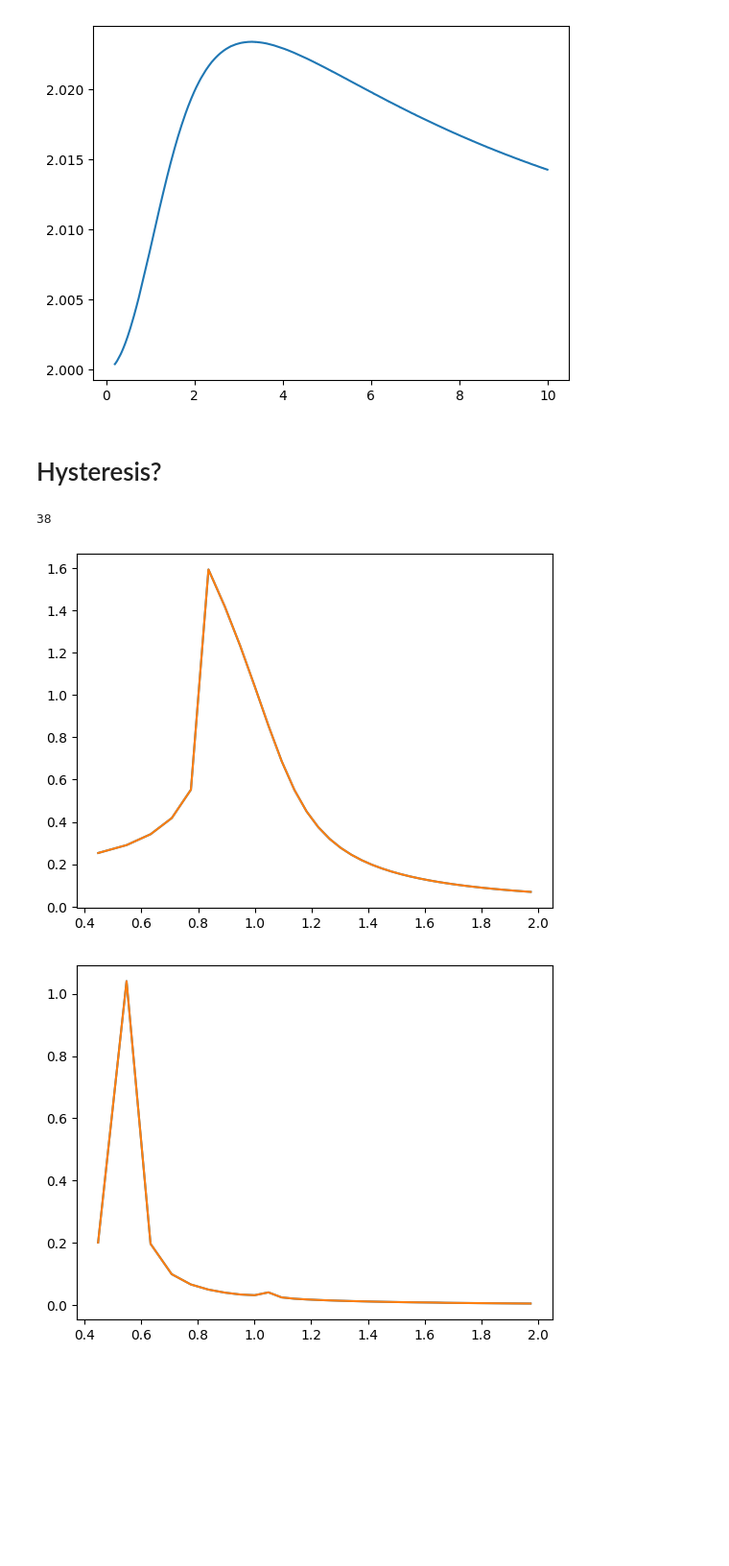
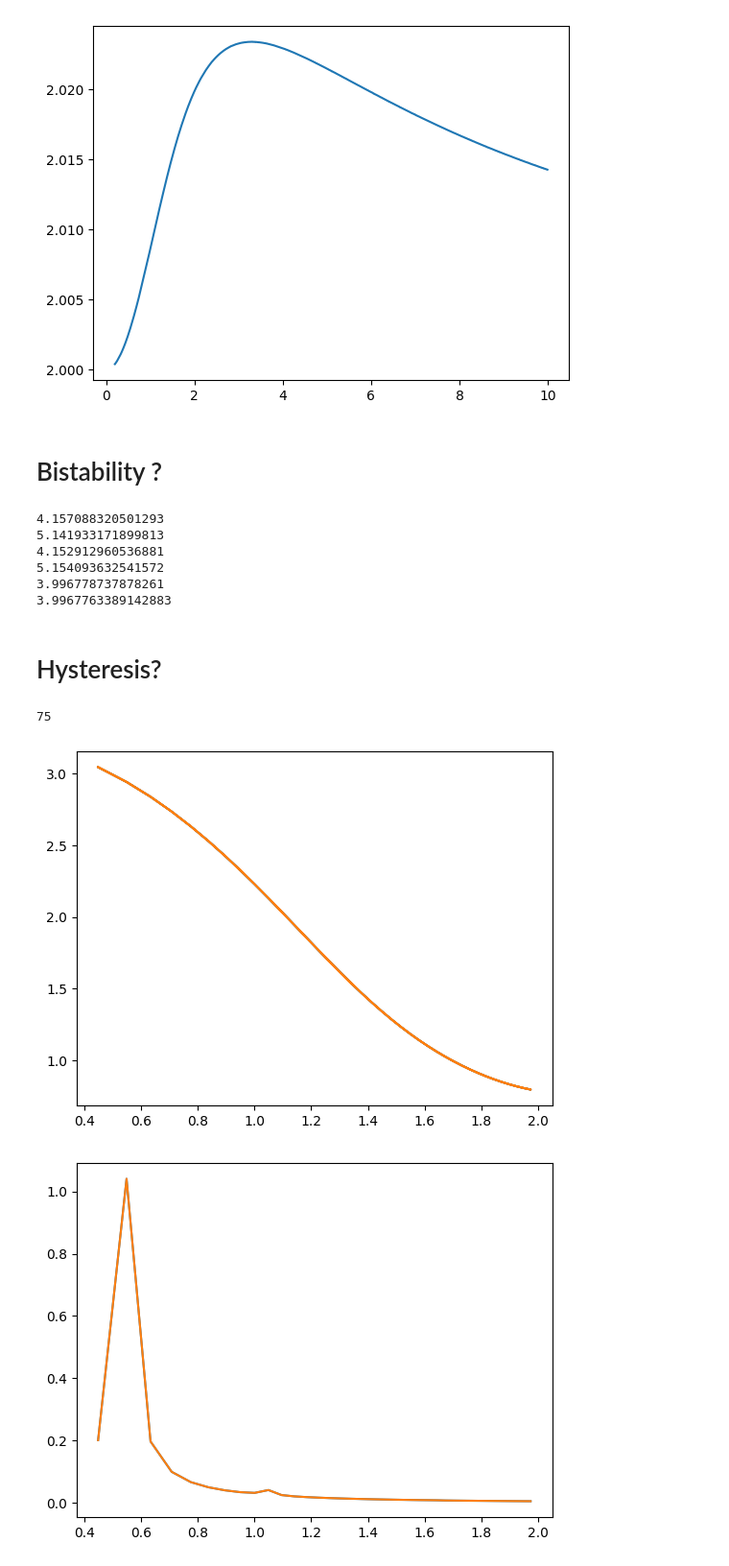
Before and after one commit to huyenanh-nguyen/daniel_model, a Jupyter notebook: ODE/simulation.ipynb, the cells around one changed output. Shown at 96% size. Drawn from its saved outputs; the diff is of its cells as text; code cells hidden in the pictures; blank space fills up the shorter version.

```diff
--- a/ODE/simulation.ipynb
+++ b/ODE/simulation.ipynb
@@ -13,16 +13,16 @@ from onesidedcoupling import OnesidedCoupling
 # %%
 t_step = 0.01
 t_last = 100 # 50h -> 1 point represent 1h
-t = np.arange(0, 5000, t_step)
+t = np.arange(0, 8000, t_step)
 keep = int(t_last / t_step)
 x = 0.5
 y = 1
 q = 0
 p = 1
 par = x,y,p,q
-k = 0.1
+k = 1
 gamma = 0.1
-mu = 0.2
+mu = 2
 beta = 0.2
 alpha = 3.88
 count = 6
@@ -271,17 +271,37 @@ plt.plot(reso_mu, mu_amp)
 plt.show()
 # %% [output]
 [figure]
+# %% [markdown]
+# Bistability ?
+# %%
+par1 = 1.6, -1.7, 3.2, 1.6
+par2 = -0.3, -1.2, -0.7 , 0.5
+print(np.mean(OnesidedCoupling(par1, t, keep, 4, 2, gamma, 0.6300, beta).find_peaks_max()[1][1]['peak_heights'][-10:]))
+print(np.mean(OnesidedCoupling(par2, t, keep, 4, 2, gamma, 0.6300, beta).find_peaks_max()[1][1]['peak_heights'][-10:]))
+
+print(np.mean(OnesidedCoupling(par1, t, keep, 4, 2, gamma, 0.6200, beta).find_peaks_max()[1][1]['peak_heights'][-10:]))
+print(np.mean(OnesidedCoupling(par2, t, keep, 4, 2, gamma, 0.6200, beta).find_peaks_max()[1][1]['peak_heights'][-10:]))
+
+print(np.mean(OnesidedCoupling(par1, t, keep, 4, 2, gamma, 1.8200, beta).find_peaks_max()[1][1]['peak_heights'][-10:]))
+print(np.mean(OnesidedCoupling(par2, t, keep, 4, 2, gamma, 1.8200, beta).find_peaks_max()[1][1]['peak_heights'][-10:]))
+# %% [output]
+4.157088320501293
+5.141933171899813
+4.152912960536881
+5.154093632541572
+3.996778737878261
+3.9967763389142883
 # %% [markdown]
 # Hysteresis?
 # %%
-hys_amp = []
+
 x0 = []
 y0 = []
 p0 = []
 q0 = []
 
 hys_alpha = np.arange(0.2, 4, 0.1)
-np.append(hys_alpha, list(reversed(hys_alpha[:-1])))
+hys_alpha = np.append(hys_alpha, list(reversed(hys_alpha[:-1])))
 
 for i in hys_alpha:
     x0.append(OnesidedCoupling(par, t, keep, k, mu, gamma, i, beta).x_solv()[-keep])
@@ -291,22 +311,22 @@ for i in hys_alpha:
 
 hys_omega = [np.sqrt(i) for i in hys_alpha]
 # %%
-len(hys_alpha)
+len(hys_amp)
 # len(q0)
 # %% [output]
-38
+75
 # %%
-
+hys_amp = []
 for i in range(len(q0)):
     part = x0[i], y0[i], p0[i], q0[i]
     hys_amp.append(np.mean(OnesidedCoupling(part, t, keep, k, mu, gamma, hys_alpha[i], beta).find_peaks_max()[1][1]['peak_heights'][-10:]))
 
 
-plt.plot(omega, hys_amp)
+plt.plot(hys_omega, hys_amp)
 plt.plot(hys_omega, hys_amp)
 plt.show()
 # %% [output]
-[figure, old version]
+[figure, new version]
 # %%
 hys_amp = []
 x0 = []
```
Also changed, not shown: parts of 5 cells of this notebook, 1 other file.
